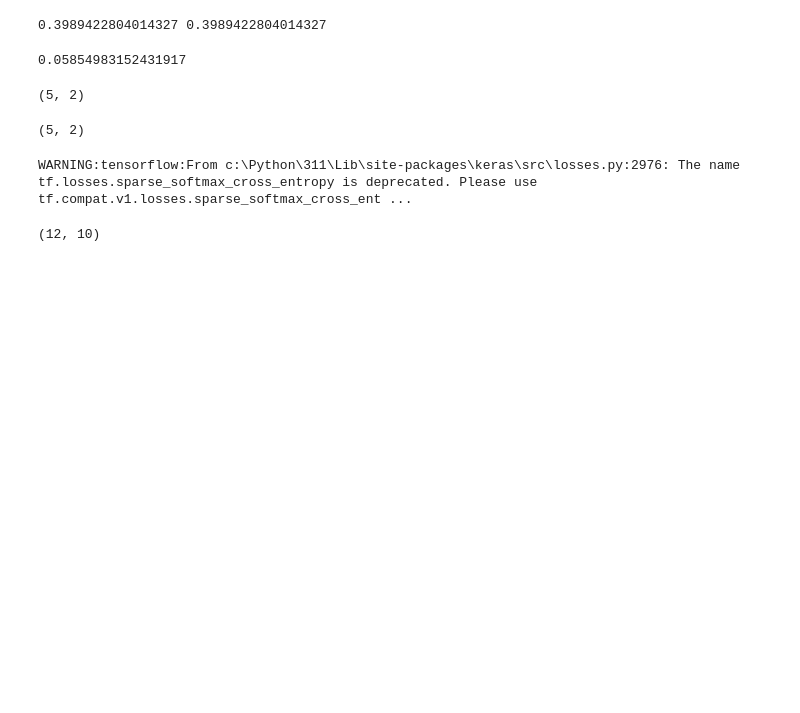
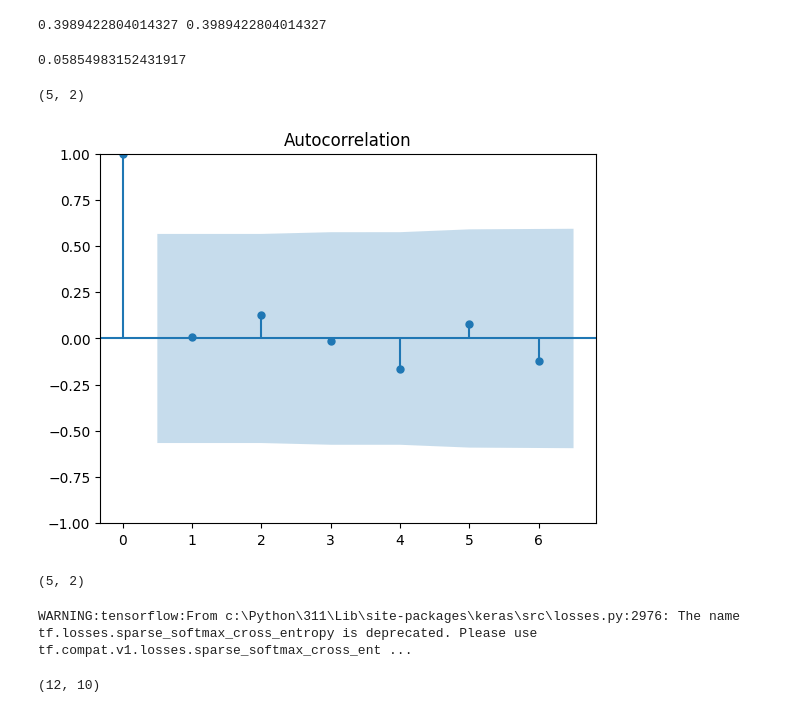
Before and after one commit to imn167/VAE_SS, a Jupyter notebook: test_vae.ipynb, the cells around one changed output. Saved outputs shown, nothing was run; the diff lists cells and outputs as text; code cells hidden in the pictures; blank space fills up the shorter version.

```diff
--- a/test_vae.ipynb
+++ b/test_vae.ipynb
@@ -216,6 +216,11 @@ rv.pdf(np.zeros(2
 rv.rvs(size=5).shape
 # %% [output]
 (5, 2)
+# %%
+from statsmodels.graphics import tsaplots
+b = tsaplots.plot_acf(np.random.normal(size=12))
+# %% [output]
+[figure, added]
 # %%
 L = np.zeros((10, 5, 2))
 L[0].shape
```
Also changed, not shown: 6 other files.
